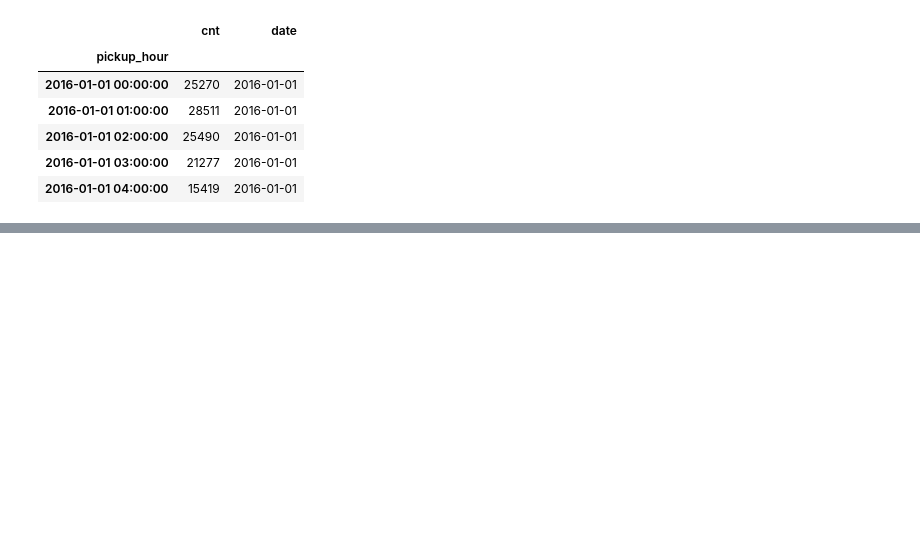
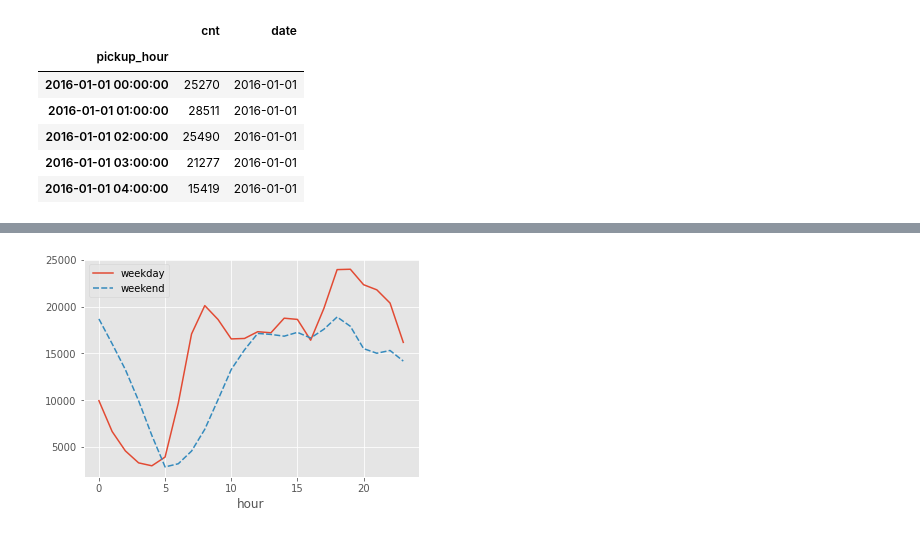
Before and after one commit to Yenabeam/prjt_TaxiDemand, a Jupyter notebook: nyc_taxi_EDA.ipynb, the cells around one changed output, grey strips where cells are left out. Saved outputs shown, nothing was run; the diff lists cells and outputs as text; code cells hidden in the pictures; blank space fills up the shorter version.

```diff
--- a/nyc_taxi_EDA.ipynb
+++ b/nyc_taxi_EDA.ipynb
@@ -110,0 +178,4 @@ df['weeknum'] = df.index.week
+# %%
+sns.lineplot(data=average_df);
+# %% [output]
+[figure, added]
```
Also changed, not shown: parts of 19 cells of this notebook.
